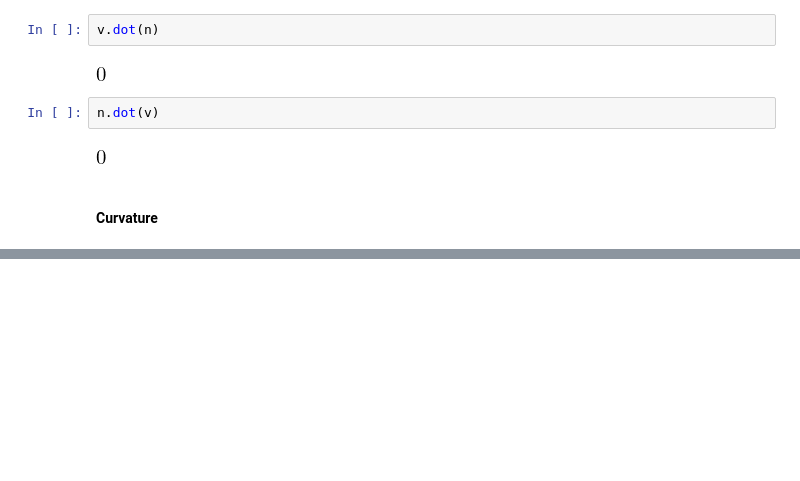
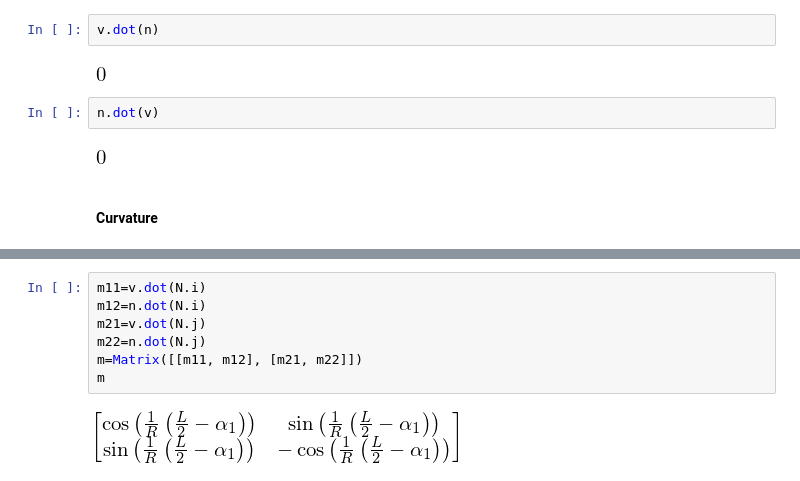
Before and after one commit to tarashor/vibrations, a Jupyter notebook: py2/All geometries.ipynb, the cells around one changed output, grey strips where cells are left out. Drawn from its saved outputs; the diff is of its cells as text; blank space fills up the shorter version.

```diff
--- a/py2/All geometries.ipynb
+++ b/py2/All geometries.ipynb
@@ -58,0 +91,9 @@ k
+# %%
+m11=v.dot(N.i)
+m12=n.dot(N.i)
+m21=v.dot(N.j)
+m22=n.dot(N.j)
+m=Matrix([[m11, m12], [m21, m22]])
+m
+# %% [output]
+[figure, added]
```
Also changed, not shown: parts of 21 cells of this notebook.
